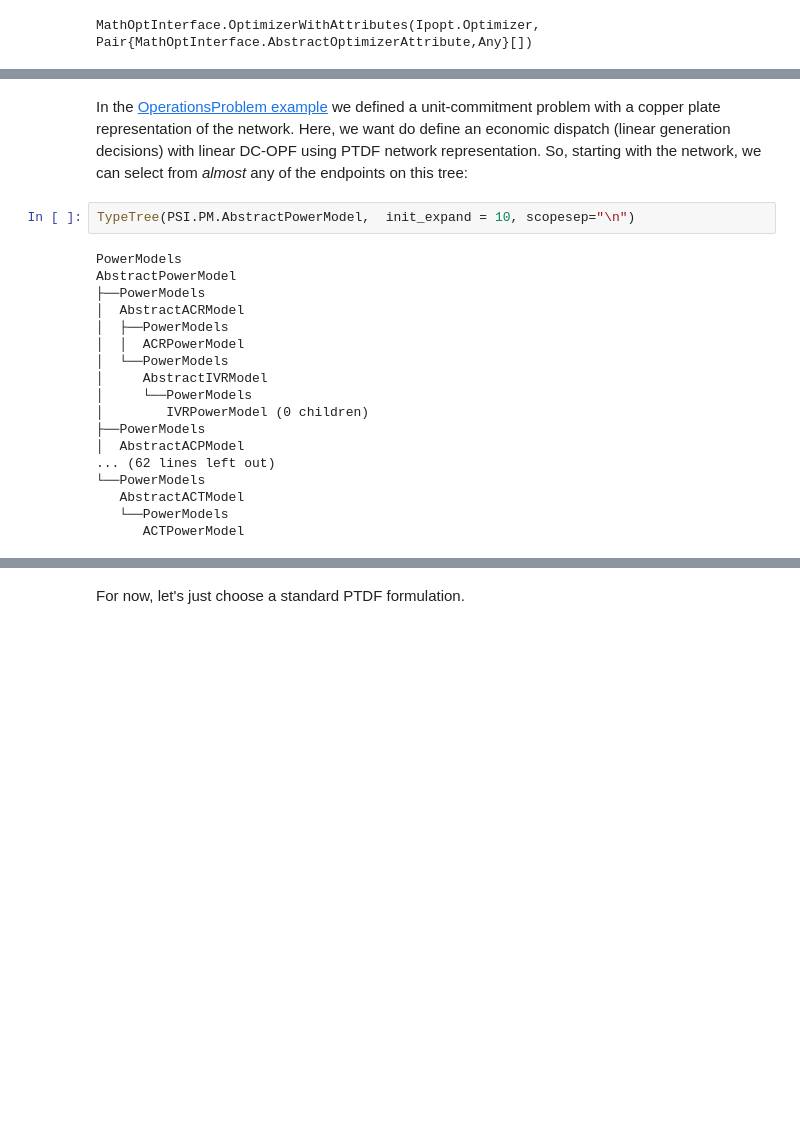
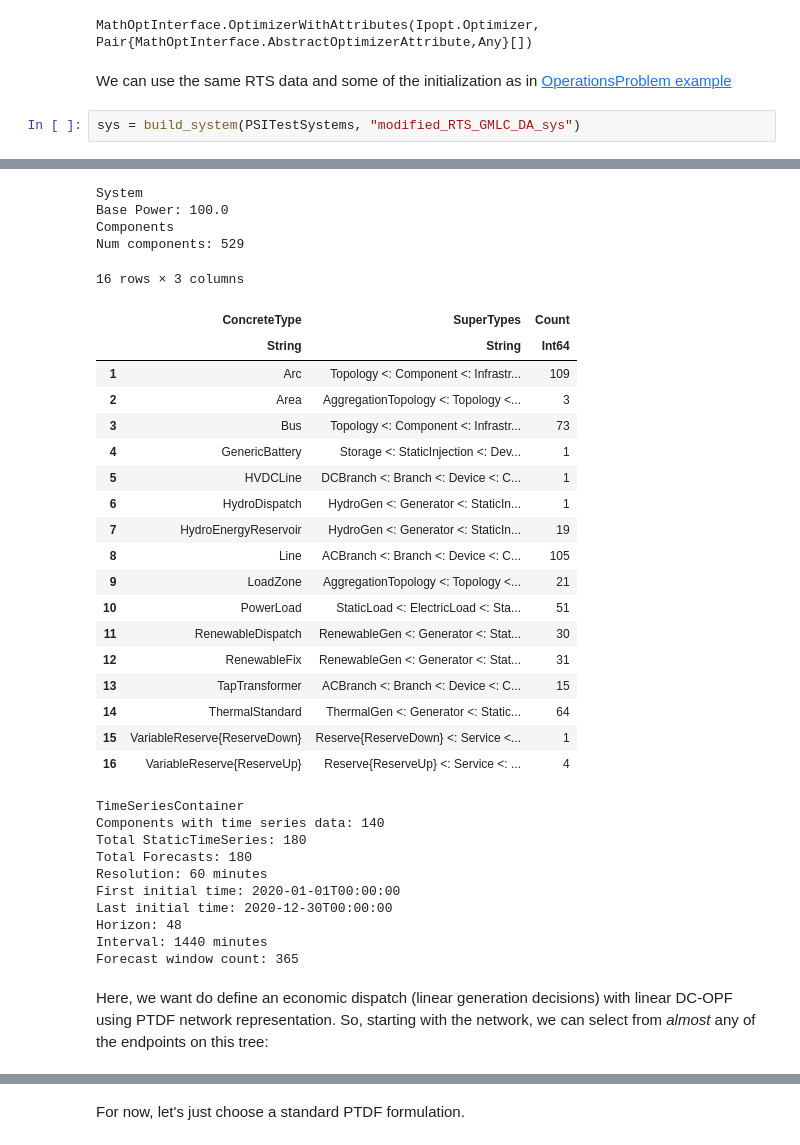
Before and after one commit to NREL-Sienna/OldExamples.jl, a Jupyter notebook: notebook/3_PowerSimulations_examples/11_PTDF.ipynb, the cells around one changed output, grey strips where cells are left out. Cells and saved outputs as stored; diff of their text form; blank space fills up the shorter version.

Commit message:
full update of examples

```diff
--- a/notebook/3_PowerSimulations_examples/11_PTDF.ipynb
+++ b/notebook/3_PowerSimulations_examples/11_PTDF.ipynb
@@ -45,3 +24,9 @@ using Ipopt
 solver = optimizer_with_attributes(Ipopt.Optimizer)
 # %% [output]
 MathOptInterface.OptimizerWithAttributes(Ipopt.Optimizer, Pair{MathOptInterface.AbstractOptimizerAttribute,Any}[])
+# %% [markdown]
+We can use the same RTS data and some of the initialization as in
+[OperationsProblem example](../../notebook/3_PowerSimulations_examples/1_operations_problems.ipynb)
+# %%
+sys = build_system(PSITestSystems, "modified_RTS_GMLC_DA_sys")
+# %% [output]
@@ -48,27 +50,38 @@ MathOptInterface.OptimizerWithAttributes(Ipopt.Optimizer, Pair{MathOptInterface.
+System
+Base Power: 100.0
+Components
+Num components: 529
+16 rows × 3 columns
+|  | ConcreteType | SuperTypes | Count |
+|  | String | String | Int64 |
+| 1 | Arc | Topology <: Component <: Infrastr... | 109 |
+| 2 | Area | AggregationTopology <: Topology <... | 3 |
+| 3 | Bus | Topology <: Component <: Infrastr... | 73 |
+| 4 | GenericBattery | Storage <: StaticInjection <: Dev... | 1 |
+| 5 | HVDCLine | DCBranch <: Branch <: Device <: C... | 1 |
+| 6 | HydroDispatch | HydroGen <: Generator <: StaticIn... | 1 |
+| 7 | HydroEnergyReservoir | HydroGen <: Generator <: StaticIn... | 19 |
+| 8 | Line | ACBranch <: Branch <: Device <: C... | 105 |
+| 9 | LoadZone | AggregationTopology <: Topology <... | 21 |
+| 10 | PowerLoad | StaticLoad <: ElectricLoad <: Sta... | 51 |
+| 11 | RenewableDispatch | RenewableGen <: Generator <: Stat... | 30 |
+| 12 | RenewableFix | RenewableGen <: Generator <: Stat... | 31 |
+| 13 | TapTransformer | ACBranch <: Branch <: Device <: C... | 15 |
+| 14 | ThermalStandard | ThermalGen <: Generator <: Static... | 64 |
+| 15 | VariableReserve{ReserveDown} | Reserve{ReserveDown} <: Service <... | 1 |
+| 16 | VariableReserve{ReserveUp} | Reserve{ReserveUp} <: Service <: ... | 4 |
+TimeSeriesContainer
+Components with time series data: 140
+Total StaticTimeSeries: 180
+Total Forecasts: 180
+Resolution: 60 minutes
+First initial time: 2020-01-01T00:00:00
+Last initial time: 2020-12-30T00:00:00
+Horizon: 48
+Interval: 1440 minutes
+Forecast window count: 365
 # %% [markdown]
-In the [OperationsProblem example](../../notebook/3_PowerSimulations_examples/1_operations_problems.ipynb)
-we defined a unit-commitment problem with a copper plate representation of the network.
 Here, we want do define an economic dispatch (linear generation decisions) with
 linear DC-OPF using PTDF network representation.
 So, starting with the network, we can select from _almost_ any of the endpoints on this
 tree:
-# %%
-TypeTree(PSI.PM.AbstractPowerModel,  init_expand = 10, scopesep="\n")
-# %% [output]
-PowerModels
-AbstractPowerModel
-├──PowerModels
-│  AbstractACRModel
-│  ├──PowerModels
-│  │  ACRPowerModel
-│  └──PowerModels
-│     AbstractIVRModel
-│     └──PowerModels
-│        IVRPowerModel (0 children)
-├──PowerModels
-│  AbstractACPModel
-... (62 lines left out)
-└──PowerModels
-   AbstractACTModel
-   └──PowerModels
-      ACTPowerModel
```
Also changed, not shown: parts of 18 cells of this notebook, 54 other files.
